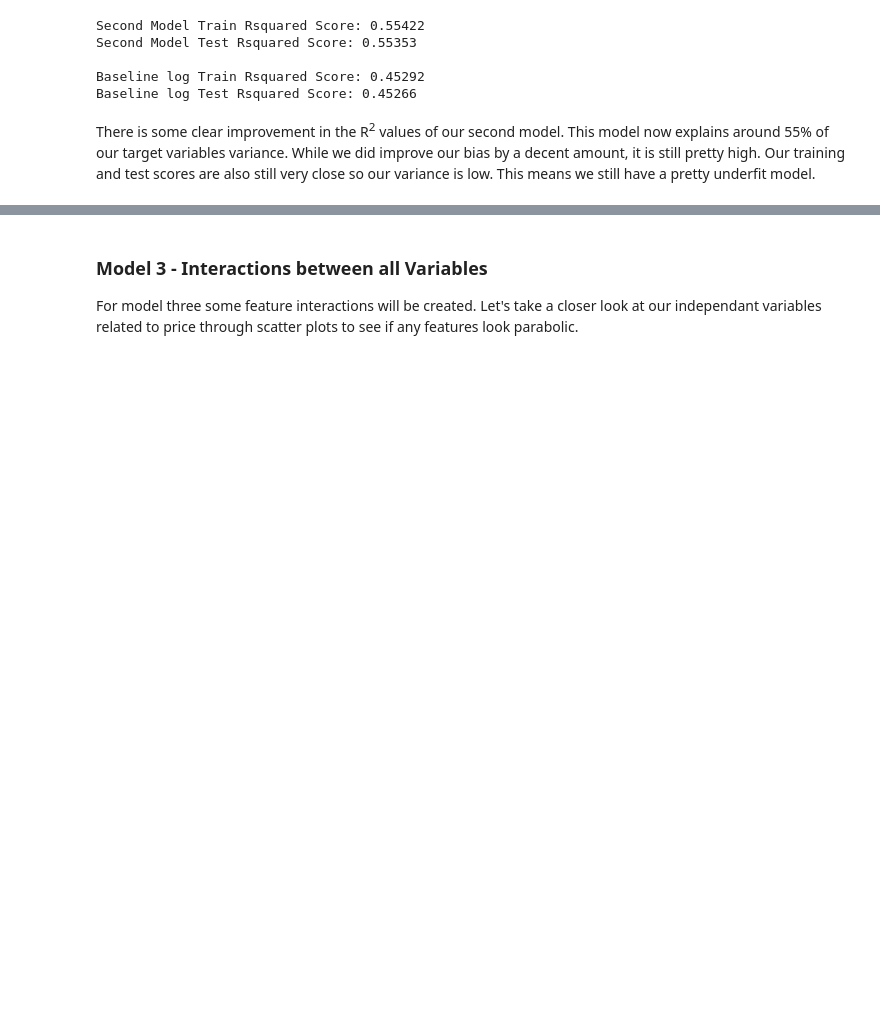
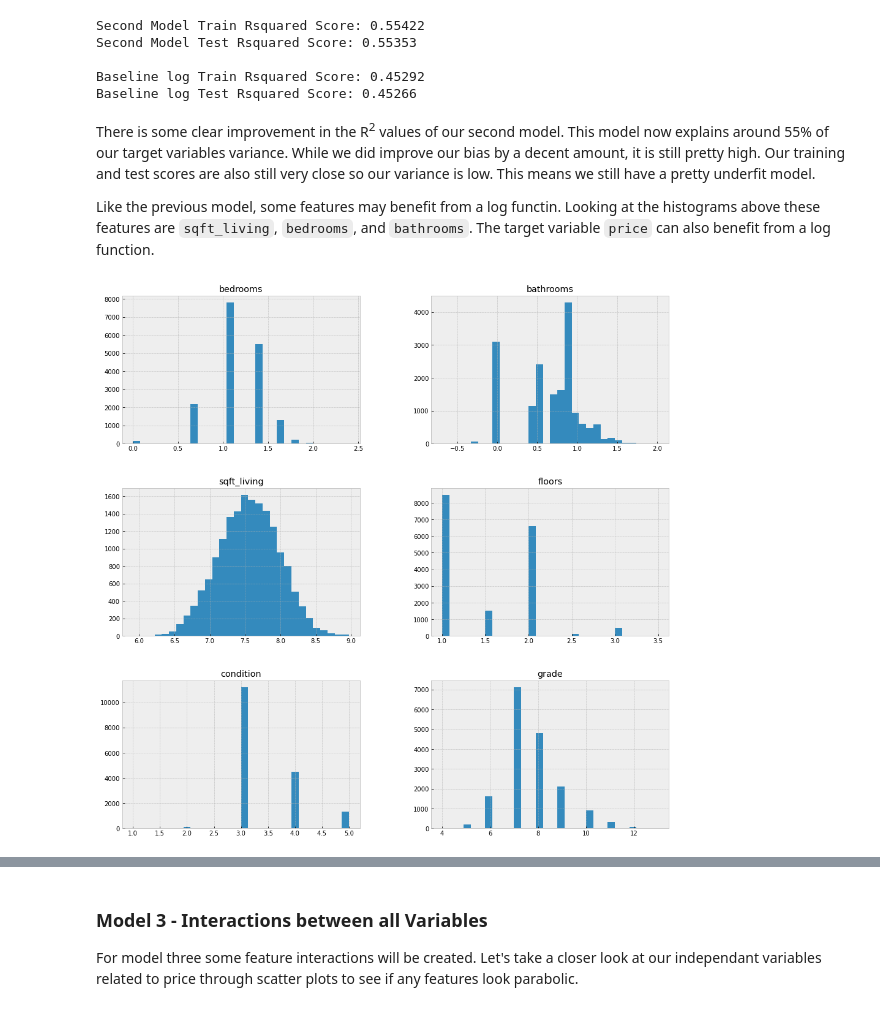
Before and after one commit to cschneck7/phase-2-project, a Jupyter notebook: EDA_notebook.ipynb, the cells around one changed output, grey strips where cells are left out. Cells and saved outputs as stored; diff of their text form; code cells hidden in the pictures; blank space fills up the shorter version.

```diff
--- a/EDA_notebook.ipynb
+++ b/EDA_notebook.ipynb
@@ -309,3 +309,5 @@ Baseline log Train Rsquared Score: 0.45292
 Baseline log Test Rsquared Score: 0.45266
 # %% [markdown]
 There is some clear improvement in the R<sup>2</sup> values of our second model. This model now explains around 55% of our target variables variance. While we did improve our bias by a decent amount, it is still pretty high. Our training and test scores are also still very close so our variance is low. This means we still have a pretty underfit model.
+
+Like the previous model, some features may benefit from a log functin. Looking at the histograms above these features are `sqft_living`, `bedrooms`, and `bathrooms`. The target variable `price` can also benefit from a log function.
@@ -311,0 +319,4 @@ There is some clear improvement in the R<sup>2</sup> values of our second model.
+# %%
+X_train_log.hist(figsize=(16,16), bins=30);
+# %% [output]
+[figure, added]
```
Also changed, not shown: parts of 15 cells of this notebook.
